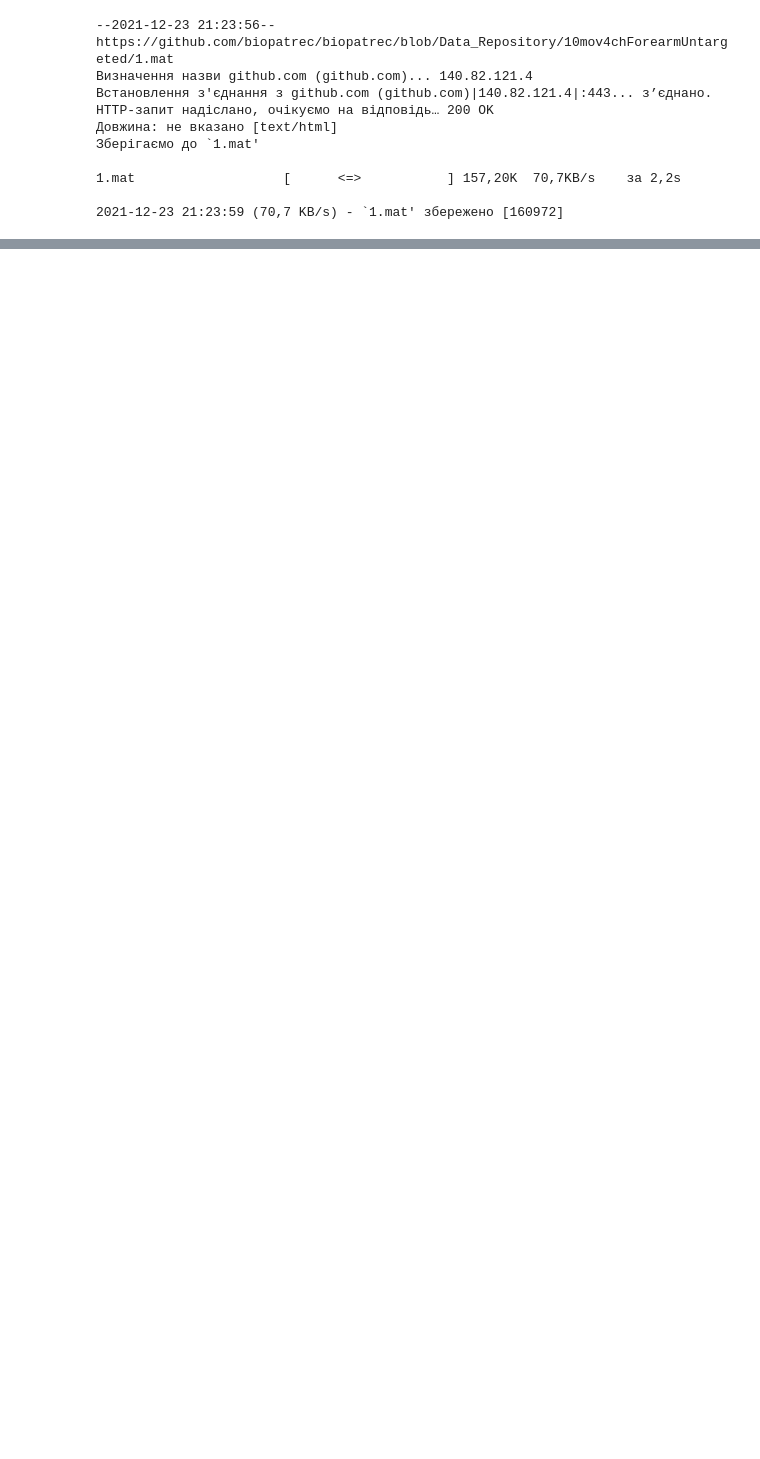
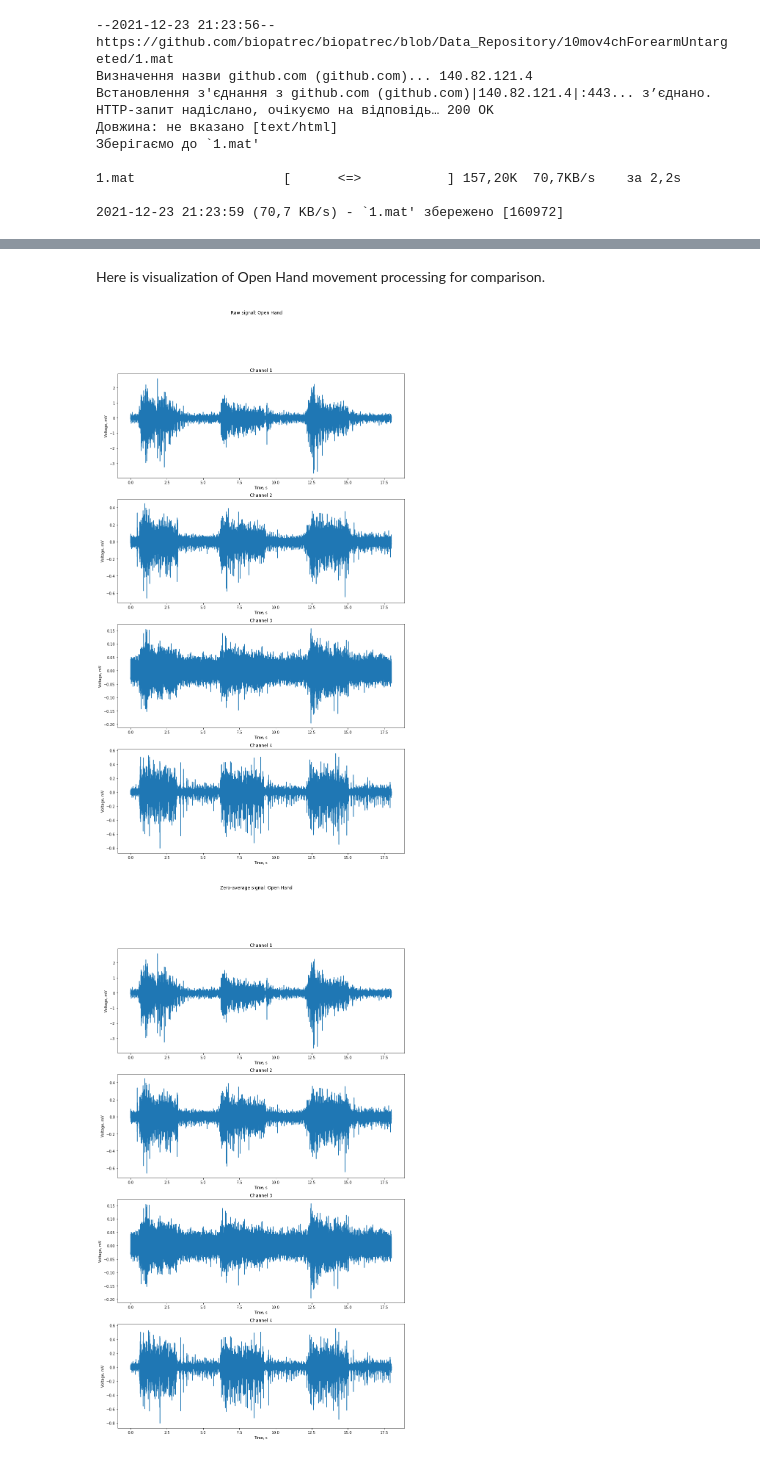
Before and after one commit to dariaomelkina/bionics_project, a Jupyter notebook: src/EMG_processing.ipynb, the cells around one changed output, grey strips where cells are left out. Drawn from its saved outputs; the diff is of its cells as text; code cells hidden in the pictures; blank space fills up the shorter version.

```diff
--- a/src/EMG_processing.ipynb
+++ b/src/EMG_processing.ipynb
@@ -147,0 +232,9 @@ Signal processing pipeline structure is based on the tutorial from https://scien
+# %% [markdown]
+Here is visualization of Open Hand movement processing for comparison.
+# %%
+time = np.arange(0, sT, 1/sF)
+test_signal = movements_dictionary['Open Hand']
+processing_pipeline(test_signal, time, 'Open Hand', sF, 1, visualize=True)
+# %% [output]
+[figure, added]
+[figure, added]
```
Also changed, not shown: parts of 48 cells of this notebook, 2 other files.
